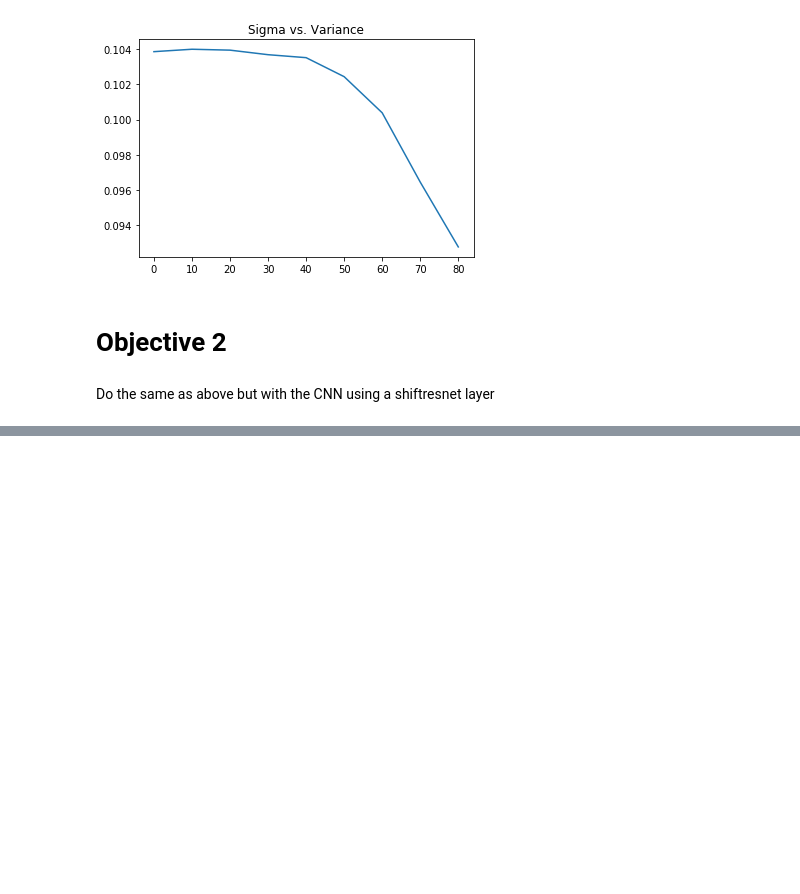
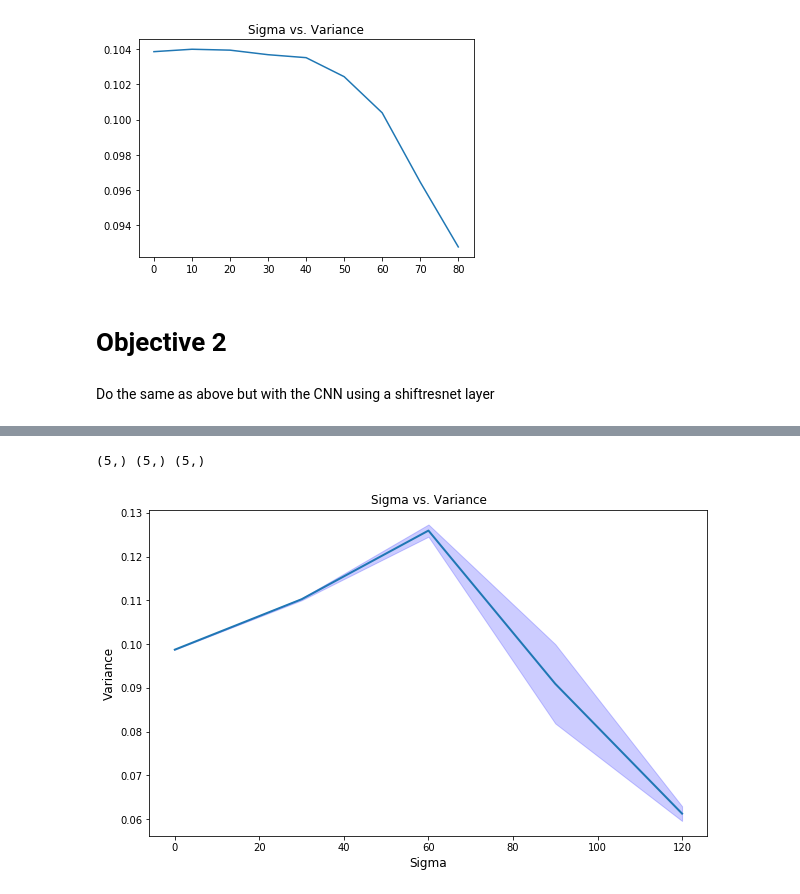
Before and after one commit to tyleryzhu/pallas-starter-project, a Jupyter notebook: pallas_start_proj3.ipynb, the cells around one changed output, grey strips where cells are left out. Saved outputs shown, nothing was run; the diff lists cells and outputs as text; code cells hidden in the pictures; blank space fills up the shorter version.

```diff
--- a/pallas_start_proj3.ipynb
+++ b/pallas_start_proj3.ipynb
@@ -324,7 +553,7 @@ def display(sigmas, results, resultsSTD):
     resultsSTD = np.array(resultsSTD)
     plt.figure(figsize=(10,6))
     plt.fill_between(sigmas, list(results-resultsSTD), list(results+resultsSTD), color='b',alpha=.2)
-    plt.plot(sigs, res, lw=2)
+    plt.plot(sigmas, results, lw=2)
     plt.xlabel('Sigma', fontsize=12)
     plt.ylabel('Variance', fontsize=12)
     plt.title('Sigma vs. Variance')
@@ -378,0 +772,4 @@ class ShiftConvNet(nn.Module):
+# %%
+sigs2 = np.linspace(0, 120, 5)
+print(sigs2)
+res, resSTD = varianceTest(modelCIFAR, sigs2, dataset = 'cifar10', epochs = 3)
@@ -378,0 +794,6 @@ class ShiftConvNet(nn.Module):
+# %%
+print(sigs2.shape, np.array(res).shape, np.array(resSTD).shape)
+display(sigs2, res, resSTD)
+# %% [output]
+(5,) (5,) (5,)
+[figure, added]
```
Also changed, not shown: parts of 38 cells of this notebook.
